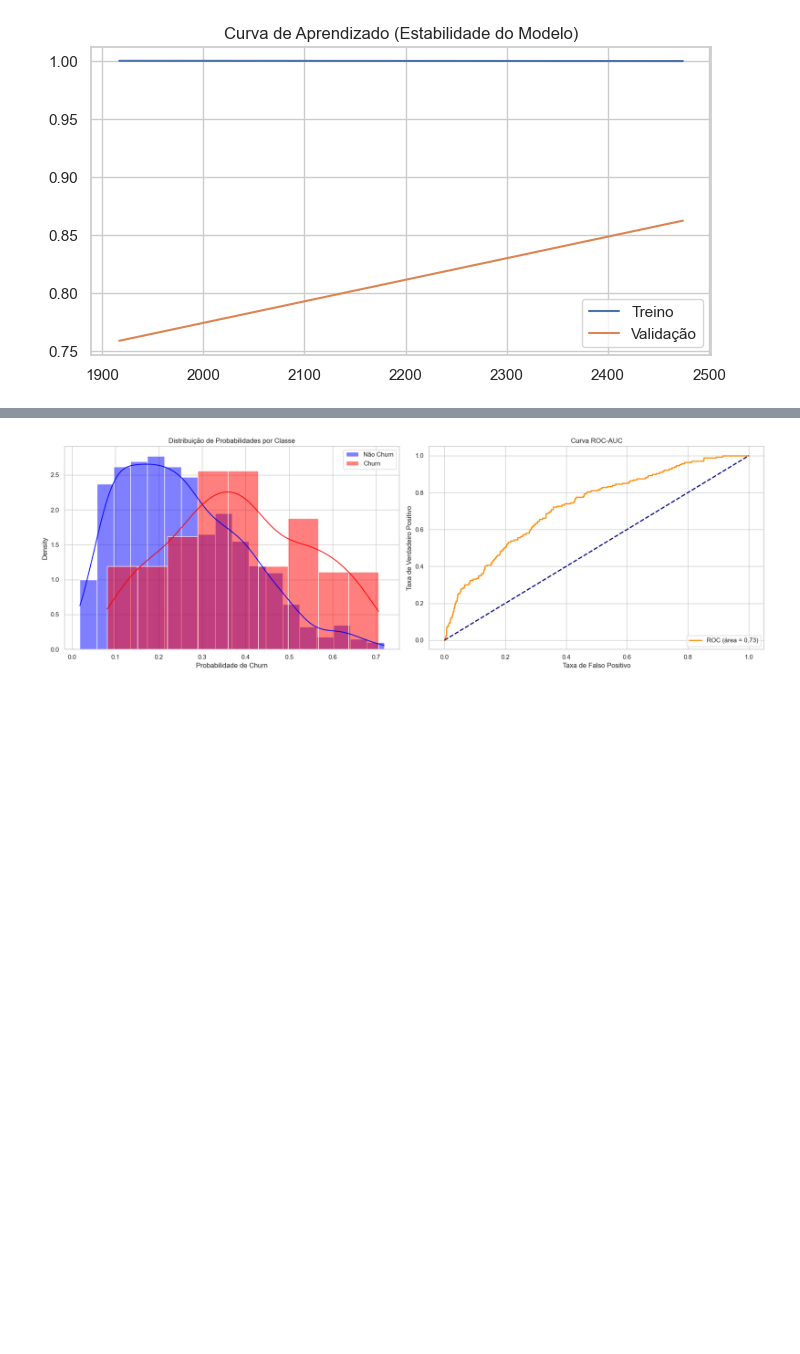
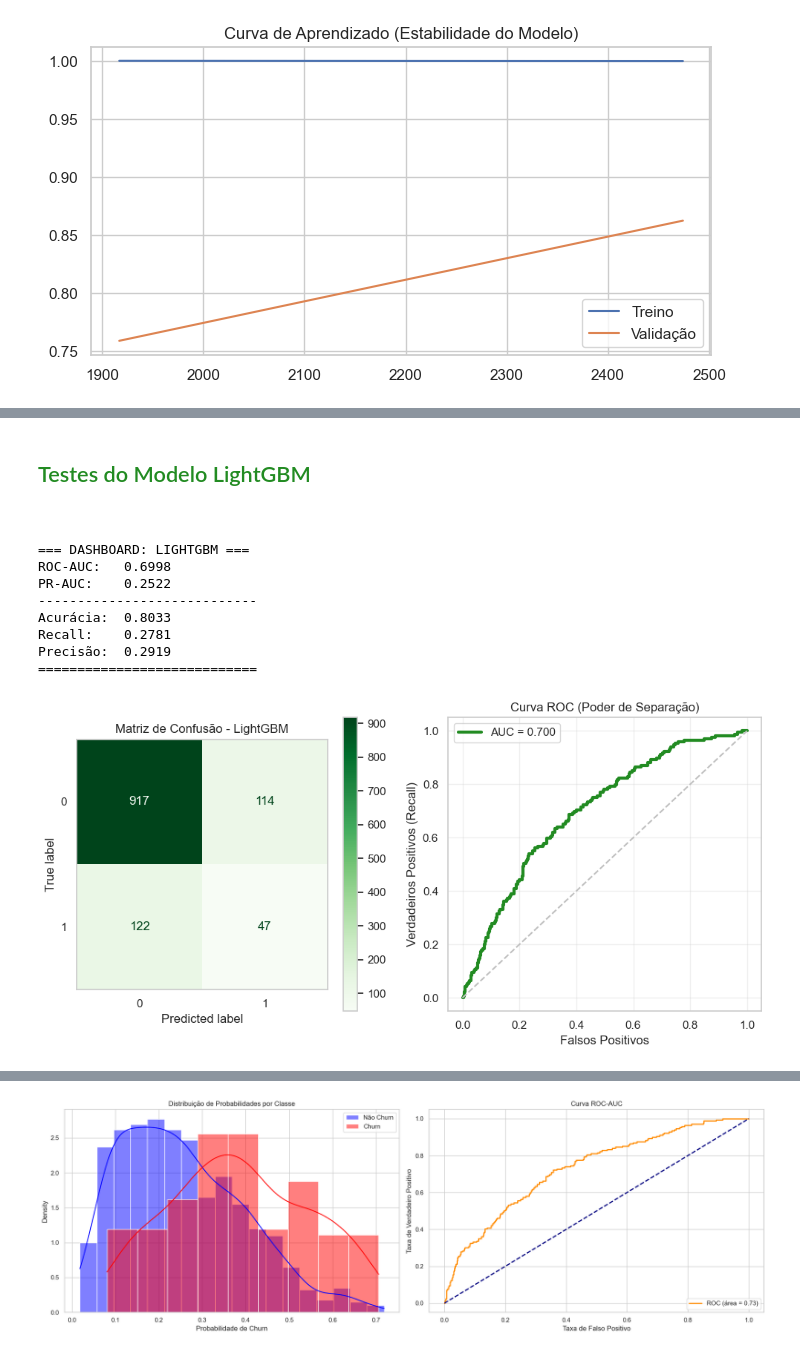
Before and after one commit to eopabro/churn, a Jupyter notebook: machine.ipynb, the cells around one changed output, grey strips where cells are left out. Cells and saved outputs as stored; diff of their text form; code cells hidden in the pictures; blank space fills up the shorter version.

```diff
--- a/machine.ipynb
+++ b/machine.ipynb
@@ -121,0 +217,64 @@ ROC-AUC FINAL: 0.7304
+# %% [markdown]
+## <span style="color:forestgreen">Testes do Modelo LightGBM</span>
+
+<br>
+# %%
+# 1. Configuração e Treinamento do LightGBM
+# verbosity=-1 remove as mensagens de [Info] e deixa o log limpo
+model_lgb = lgb.LGBMClassifier(n_estimators=500,
+                               learning_rate=0.05,
+                               num_leaves=31,
+                               is_unbalance=True,
+                               random_state=42,
+                               n_jobs=-1,
+                               verbosity=-1) # <--- Adicione isso aqui
+
+model_lgb.fit(X_res, y_res)
+
+# 2. Predições e Métricas (Mantendo seu dashboard)
+y_pred_lgb = model_lgb.predict(X_test_proc)
+y_prob_lgb = model_lgb.predict_proba(X_test_proc)[:, 1]
+
+print(f"""
+=== DASHBOARD: LIGHTGBM ===
+ROC-AUC:   {roc_auc_score(y_test, y_prob_lgb):.4f}
+PR-AUC:    {average_precision_score(y_test, y_prob_lgb):.4f}
+----------------------------
+Acurácia:  {accuracy_score(y_test, y_pred_lgb):.4f}
+Recall:    {recall_score(y_test, y_pred_lgb):.4f}
+Precisão:  {precision_score(y_test, y_pred_lgb):.4f}
+============================
+""")
+
+# 3. Visualização de Diagnóstico
+fig, ax = plt.subplots(1, 2, figsize=(10, 5))
+
+# Matriz de Confusão
+ConfusionMatrixDisplay.from_predictions(y_test, y_pred_lgb, cmap='Greens', ax=ax[0])
+ax[0].set_title("Matriz de Confusão - LightGBM")
+ax[0].grid(False)
+
+# Curva ROC
+fpr, tpr, _ = roc_curve(y_test, y_prob_lgb)
+auc_val = roc_auc_score(y_test, y_prob_lgb)
+
+ax[1].plot(fpr, tpr, color='forestgreen', lw=3, label=f'AUC = {auc_val:.3f}')
+ax[1].plot([0, 1], [0, 1], color='silver', linestyle='--')
+ax[1].set_title("Curva ROC (Poder de Separação)")
+ax[1].set_xlabel("Falsos Positivos")
+ax[1].set_ylabel("Verdadeiros Positivos (Recall)")
+ax[1].legend()
+ax[1].grid(True, alpha=0.3)
+
+plt.tight_layout()
+plt.show()
+# %% [output]
+=== DASHBOARD: LIGHTGBM ===
+ROC-AUC:   0.6998
+PR-AUC:    0.2522
+----------------------------
+Acurácia:  0.8033
+Recall:    0.2781
+Precisão:  0.2919
+============================
+[figure, added]
```
Also changed, not shown: parts of 16 cells of this notebook.
